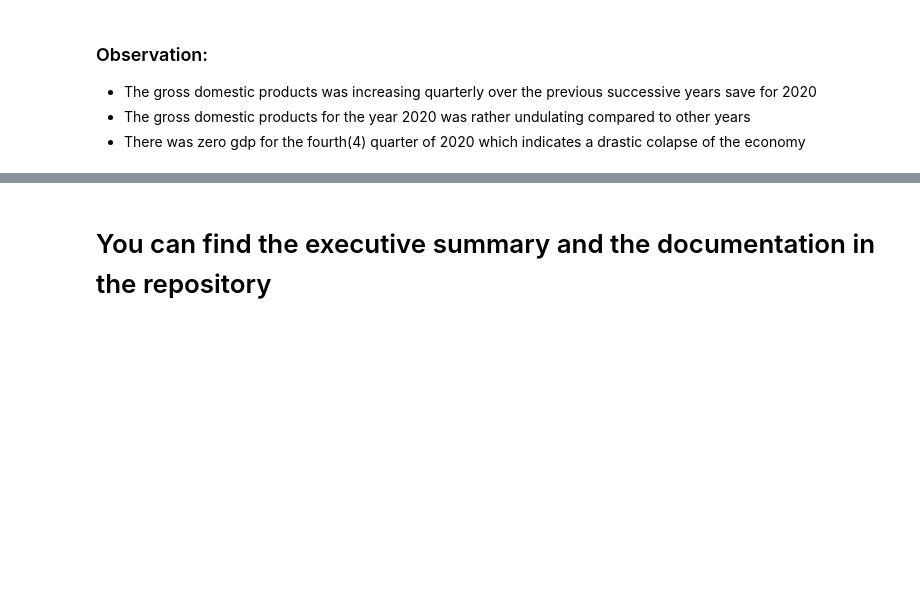
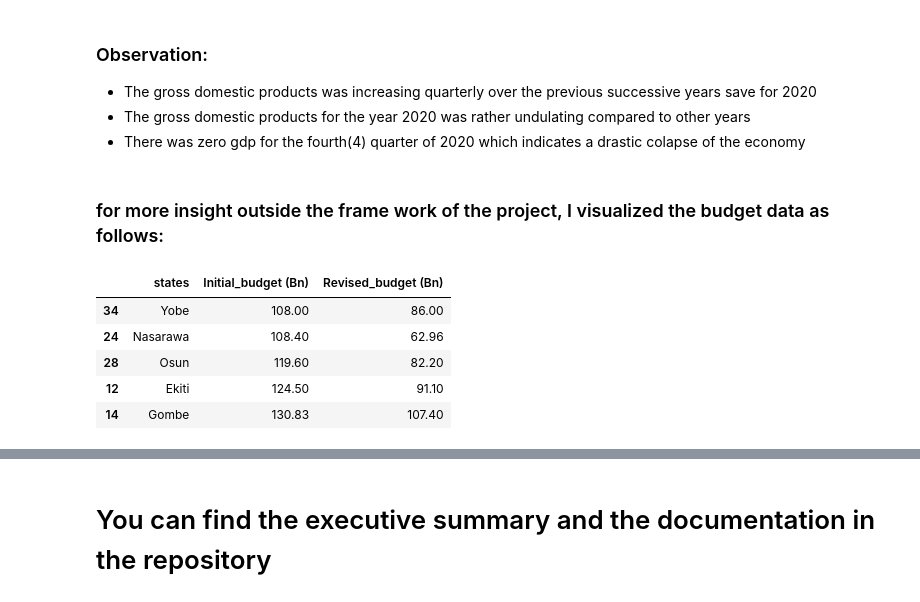
Before and after one commit to RaveEx12/Nigeria-COVID-19-Data-Analysis-Using-Python, a Jupyter notebook: covidproject.ipynb, the cells around one changed output, grey strips where cells are left out. Drawn from its saved outputs; the diff is of its cells as text; code cells hidden in the pictures; blank space fills up the shorter version.

```diff
--- a/covidproject.ipynb
+++ b/covidproject.ipynb
@@ -959,3 +970,16 @@ plt.axhline(Q2_2020, color = '#FF8000');
 - The gross domestic products was increasing quarterly over the previous successive years save for 2020
 - The gross domestic products for the year 2020 was rather undulating compared to other years
 - There was zero gdp for the fourth(4) quarter of 2020 which indicates a drastic colapse of the economy
+# %% [markdown]
+### for more insight outside the frame work of the project, I visualized the budget data as follows:
+# %%
+# I sorted the values of the data frame in ascending order using the sort_values() pandas method
+budget.sort_values(['Initial_budget (Bn)', 'Revised_budget (Bn)'], ascending = True, inplace = True)
+budget.head(5)
+# %% [output]
+|  | states | Initial_budget (Bn) | Revised_budget (Bn) |
+| 34 | Yobe | 108.00 | 86.00 |
+| 24 | Nasarawa | 108.40 | 62.96 |
+| 28 | Osun | 119.60 | 82.20 |
+| 12 | Ekiti | 124.50 | 91.10 |
+| 14 | Gombe | 130.83 | 107.40 |
```
Also changed, not shown: parts of 35 cells of this notebook, 11 other files.
